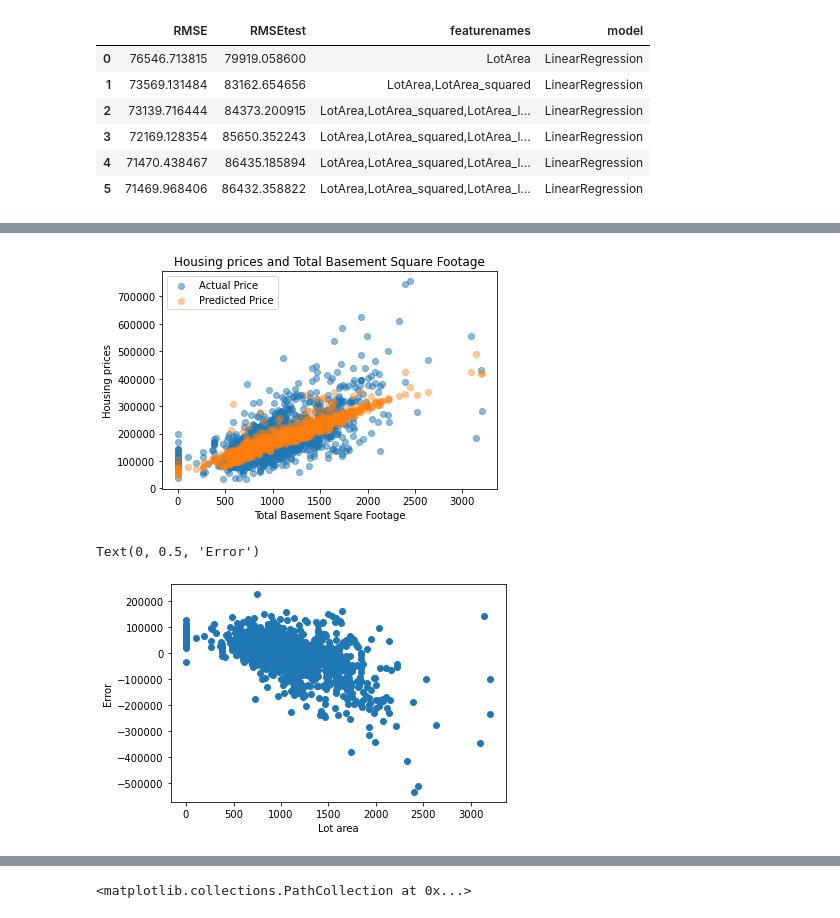
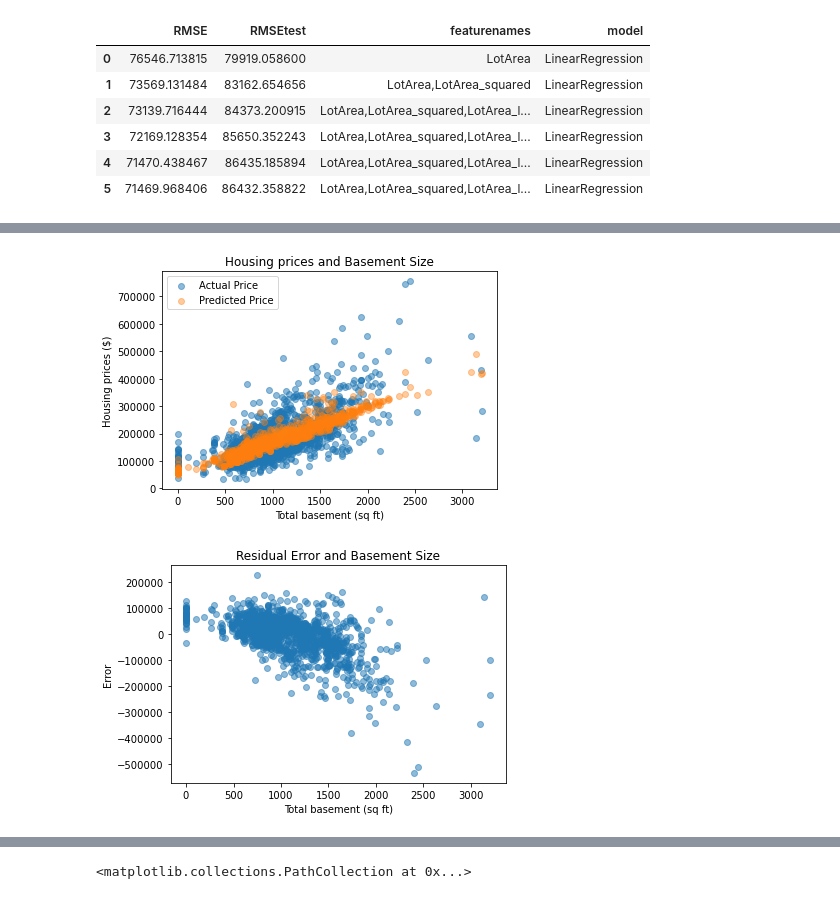
Before and after one commit to tiffanykho/Springboard, a Jupyter notebook: CapstoneTwo/notebooks/modeling.ipynb, the cells around one changed output, grey strips where cells are left out. Cells and saved outputs as stored; diff of their text form; code cells hidden in the pictures.

```diff
--- a/CapstoneTwo/notebooks/modeling.ipynb
+++ b/CapstoneTwo/notebooks/modeling.ipynb
@@ -491,20 +491,21 @@ actual = plt.scatter(df['TotalBsmtSF'], df['SalePrice'], alpha = 0.5)
 predicted = plt.scatter(df['TotalBsmtSF'], y_pred, alpha = 0.4)
 plt.legend((actual, predicted),
           ('Actual Price', 'Predicted Price'), loc='upper left')
-plt.title('Housing prices and Total Basement Square Footage')
-plt.xlabel('Total Basement Sqare Footage')
-plt.ylabel('Housing prices')
+plt.title('Housing prices and Basement Size')
+plt.xlabel('Total basement (sq ft)')
+plt.ylabel('Housing prices ($)')
 plt.savefig('../images/basement.png', bbox_inches="tight", facecolor='white')
 # %% [output]
-[figure, old version]
+[figure, new version]
 # %%
 #plot Lot area against error
-plt.scatter(df['TotalBsmtSF'], e) #residual
-plt.xlabel('Lot area')
+plt.scatter(df['TotalBsmtSF'], e, alpha = 0.5) #residual
+plt.title('Residual Error and Basement Size')
+plt.xlabel('Total basement (sq ft)')
 plt.ylabel('Error')
+plt.savefig('../images/basementerror.png', bbox_inches="tight", facecolor='white')
 # %% [output]
-Text(0, 0.5, 'Error')
-[figure, old version]
+[figure, new version]
 # %%
 #add TotalBsmtSF less than 2000 to feature name for train set
 featurename = 'TotalBsmtSF_lt_2000'
```
Also changed, not shown: parts of 24 cells of this notebook, 8 other files.
